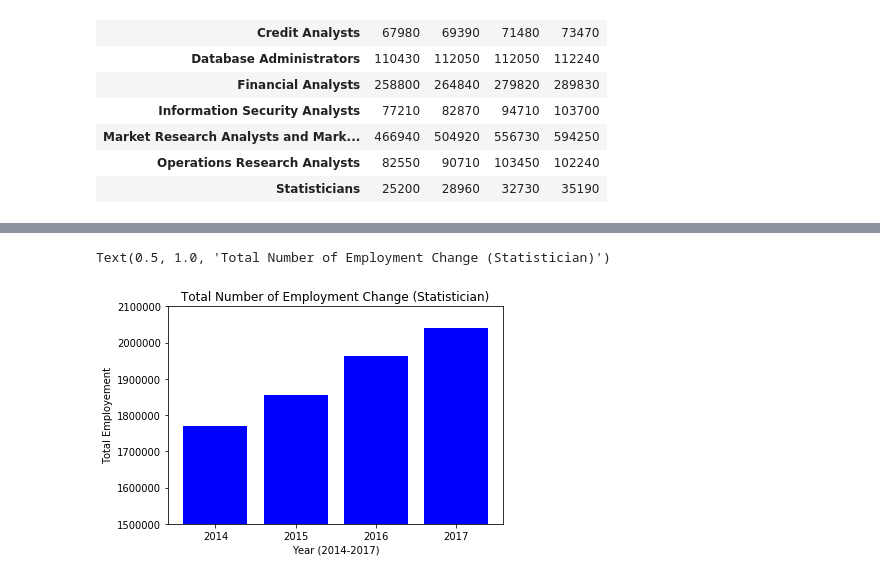
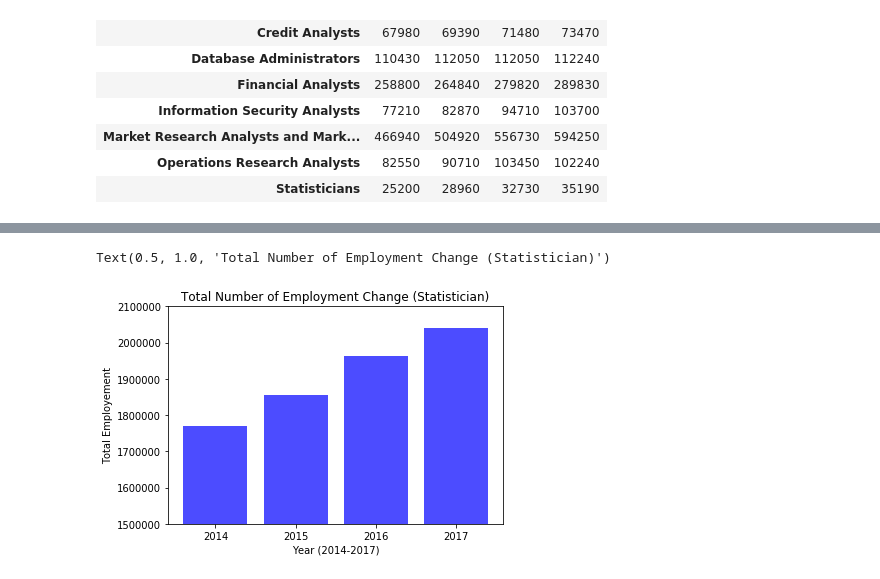
Before and after one commit to phillkev/Project--1, a Jupyter notebook: bls_employeement.ipynb, the cells around one changed output, grey strips where cells are left out. Cells and saved outputs as stored; diff of their text form; code cells hidden in the pictures.

```diff
--- a/bls_employeement.ipynb
+++ b/bls_employeement.ipynb
@@ -31,26 +31,30 @@ bls_2014_df.head()
 # %%
 # Clean up data. Remove non-numeric values/remove commas/convert to number
 bls_cleaned_2014_df = bls_2014_df[bls_2014_df.TOT_EMP != '**']
-bls_cleaned_2014_df.loc[:, 'TOT_EMP'] = bls_cleaned_2014_df['TOT_EMP'].str.replace(',', '')
-bls_cleaned_2014_df['TOT_EMP'] = pd.to_numeric(bls_cleaned_2014_df['TOT_EMP']).fillna(0).astype(int)
+copy_2014_df = bls_cleaned_2014_df.copy()
+copy_2014_df['TOT_EMP'] = bls_cleaned_2014_df['TOT_EMP'].str.replace(',', '')
+copy_2014_df['TOT_EMP'] = pd.to_numeric(copy_2014_df['TOT_EMP']).fillna(0).astype(int)
 
 bls_cleaned_2015_df = bls_2015_df[bls_2015_df.TOT_EMP != '**']
-bls_cleaned_2015_df.loc[:, 'TOT_EMP'] = bls_cleaned_2015_df['TOT_EMP'].str.replace(',', '')
-bls_cleaned_2015_df['TOT_EMP'] = pd.to_numeric(bls_cleaned_2015_df['TOT_EMP']).fillna(0).astype(int)
+copy_2015_df = bls_cleaned_2015_df.copy()
+copy_2015_df['TOT_EMP'] = bls_cleaned_2015_df['TOT_EMP'].str.replace(',', '')
+copy_2015_df['TOT_EMP'] = pd.to_numeric(copy_2015_df['TOT_EMP']).fillna(0).astype(int)
 
 bls_cleaned_2016_df = bls_2016_df[bls_2016_df.TOT_EMP != '**']
-bls_cleaned_2016_df.loc[:, 'TOT_EMP'] = bls_cleaned_2016_df['TOT_EMP'].str.replace(',', '')
-bls_cleaned_2016_df['TOT_EMP'] = pd.to_numeric(bls_cleaned_2016_df['TOT_EMP']).fillna(0).astype(int)
+copy_2016_df = bls_cleaned_2016_df.copy()
+copy_2016_df['TOT_EMP'] = bls_cleaned_2016_df['TOT_EMP'].str.replace(',', '')
+copy_2016_df['TOT_EMP'] = pd.to_numeric(copy_2016_df['TOT_EMP']).fillna(0).astype(int)
 
 bls_cleaned_2017_df = bls_2017_df[bls_2017_df.TOT_EMP != '**']
-bls_cleaned_2017_df.loc[:, 'TOT_EMP'] = bls_cleaned_2017_df['TOT_EMP'].str.replace(',', '')
-bls_cleaned_2017_df['TOT_EMP'] = pd.to_numeric(bls_cleaned_2017_df['TOT_EMP']).fillna(0).astype(int)
+copy_2017_df = bls_cleaned_2017_df.copy()
+copy_2017_df['TOT_EMP'] = bls_cleaned_2017_df['TOT_EMP'].str.replace(',', '')
+copy_2017_df['TOT_EMP'] = pd.to_numeric(copy_2017_df['TOT_EMP']).fillna(0).astype(int)
 # %%
 # Create new datafromes to contain total emploee number for each occ_title
-emp_2014_df = bls_cleaned_2014_df.groupby(['OCC_TITLE']).agg({'TOT_EMP':'sum'})
-emp_2015_df = bls_cleaned_2015_df.groupby(['OCC_TITLE']).agg({'TOT_EMP':'sum'})
-emp_2016_df = bls_cleaned_2016_df.groupby(['OCC_TITLE']).agg({'TOT_EMP':'sum'})
-emp_2017_df = bls_cleaned_2017_df.groupby(['OCC_TITLE']).agg({'TOT_EMP':'sum'})
+emp_2014_df = copy_2014_df.groupby(['OCC_TITLE']).agg({'TOT_EMP':'sum'})
+emp_2015_df = copy_2015_df.groupby(['OCC_TITLE']).agg({'TOT_EMP':'sum'})
+emp_2016_df = copy_2016_df.groupby(['OCC_TITLE']).agg({'TOT_EMP':'sum'})
+emp_2017_df = copy_2017_df.groupby(['OCC_TITLE']).agg({'TOT_EMP':'sum'})
 emp_2017_df
 # %% [output]
 |  | TOT_EMP |
@@ -91,3 +95,8 @@ emp_df
 | Market Research Analysts and Mark... | 466940 | 504920 | 556730 | 594250 |
 | Operations Research Analysts | 82550 | 90710 | 103450 | 102240 |
 | Statisticians | 25200 | 28960 | 32730 | 35190 |
+# %%
+emp_df['2014 to 2015'] = ((emp_df['2015'] - emp_df['2014'])/emp_df['2014']*100).round(2)
+emp_df['2015 to 2016'] = ((emp_df['2016'] - emp_df['2015'])/emp_df['2015']*100).round(2)
+emp_df['2016 to 2017'] = ((emp_df['2017'] - emp_df['2016'])/emp_df['2016']*100).round(2)
+emp_df
@@ -94,19 +117,19 @@ emp_df
 # %%
 x_axis_year = np.arange(4)
 y_axis_total = [emp_df['2014'].sum(), emp_df['2015'].sum(), emp_df['2016'].sum(), emp_df['2017'].sum()]
 
-summary_bar = plt.bar(x_axis_year, y_axis_total, color='blue', align="center")
+summary_bar = plt.bar(x_axis_year, y_axis_total, color='blue', align="center", alpha=0.7)
 
 tick_locations = [value for value in x_axis_year]
 plt.xticks(tick_locations, ["2014", "2015", "2016", "2017"])
 
 plt.ylim(1500000, 2100000)
 
 plt.xlabel('Year (2014-2017)')
 plt.ylabel('Total Employement')
 plt.title('Total Number of Employment Change (Statistician)')
 # %% [output]
 Text(0.5, 1.0, 'Total Number of Employment Change (Statistician)')
-[figure, old version]
+[figure, new version]
 # %%
 plt.show()
```
Also changed, not shown: parts of 6 cells of this notebook.
